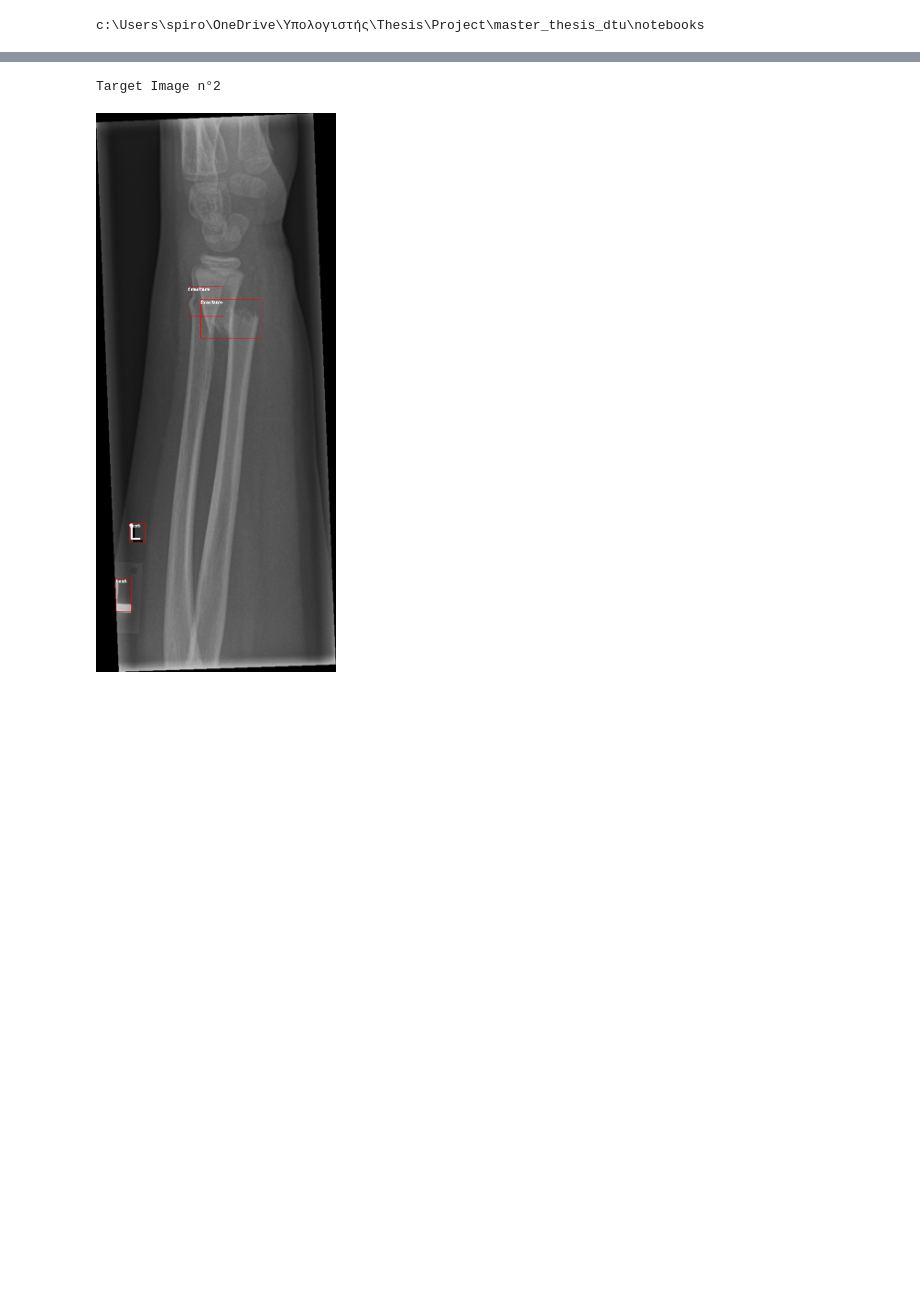
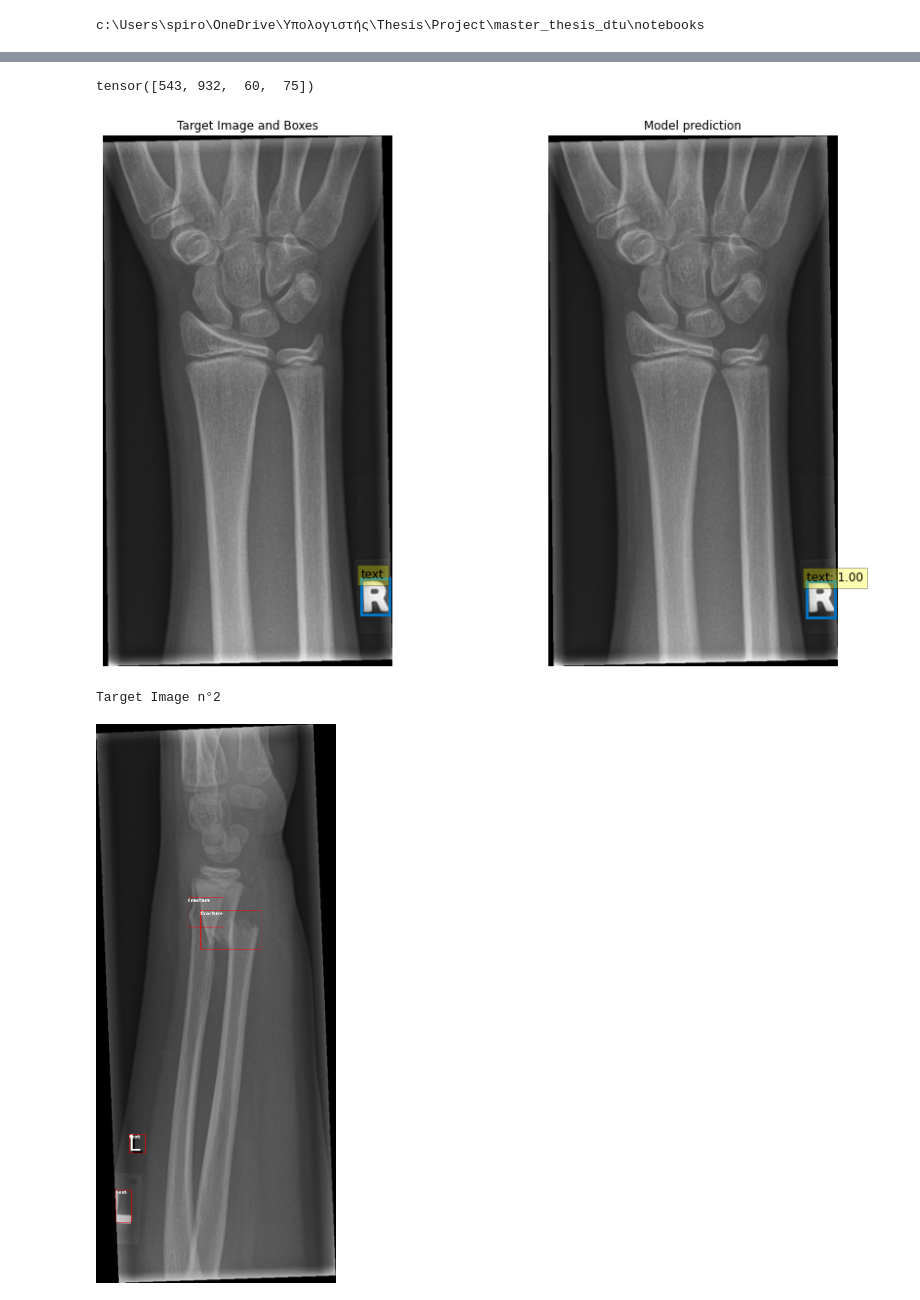
Before and after one commit to Spyros-Vl/master_thesis_dtu, a Jupyter notebook: notebooks/DETR_Results_Plots.ipynb, the cells around one changed output, grey strips where cells are left out. Drawn from its saved outputs; the diff is of its cells as text; code cells hidden in the pictures; blank space fills up the shorter version.

```diff
--- a/notebooks/DETR_Results_Plots.ipynb
+++ b/notebooks/DETR_Results_Plots.ipynb
@@ -440,3 +377,53 @@ plot_results(image, results['scores'], results['labels'], results['boxes'])
+# %%
+# colors for visualization
+COLORS = [[0.000, 0.447, 0.741], [0.850, 0.325, 0.098], [0.929, 0.694, 0.125],
+          [0.494, 0.184, 0.556], [0.466, 0.674, 0.188], [0.301, 0.745, 0.933]]
+
+def plot_results(pil_img, scores, labels, boxes,target_labels,target_boxes,confidence=0.5):
+    fig = plt.figure(figsize=(15,10))
+
+    fig.add_subplot(1, 2, 1)
+
+    plt.imshow(np.asarray(pil_img),cmap='gray')
+    ax = plt.gca()
+    colors = COLORS * 100
+    id2label = id2label={0:"text",1:"fracture"}
+    for label, box,c  in zip(target_labels.tolist(), target_boxes.tolist(), colors):
+        x,y,w,h = tuple(box)
+        ax.add_patch(plt.Rectangle((x,y),w,h,
+                                   fill=False, color=c, linewidth=3))
+        text = f'{model.config.id2label[label]}'
+        ax.text(x, y, text, fontsize=12,
+                bbox=dict(facecolor='yellow', alpha=0.3))
+    plt.axis('off')
+    plt.title("Target Image and Boxes")
+    ########################################################################################################
+    fig.add_subplot(1, 2, 2)
+
+    plt.imshow(np.asarray(pil_img),cmap='gray')
+    ax = plt.gca()
+    colors = COLORS * 100
+    id2label = id2label={0:"text",1:"fracture"}
+    for score, label, (xmin, ymin, xmax, ymax),c  in zip(scores.tolist(), labels.tolist(), boxes.tolist(), colors):
+        if score >= confidence:
+            ax.add_patch(plt.Rectangle((xmin, ymin), xmax - xmin, ymax - ymin,
+                                    fill=False, color=c, linewidth=3))
+            text = f'{model.config.id2label[label]}: {score:0.2f}'
+            ax.text(xmin, ymin, text, fontsize=12,
+                    bbox=dict(facecolor='yellow', alpha=0.3))
+    plt.axis('off')
+    plt.title("Model prediction")
+
+
+    plt.show()
+# %%
+torch.tensor(target_annotations[0]['bbox'])
+# %% [output]
+tensor([543, 932,  60,  75])
+# %%
+plot_results(image, results['scores'], results['labels'], results['boxes'],torch.tensor([target_annotations[0]['category_id']]),torch.tensor([target_annotations[0]['bbox']]))
+# %% [output]
+[figure, added]
 # %%
 import numpy as np
 import os
```
Also changed, not shown: parts of 23 cells of this notebook, 3 other files.
